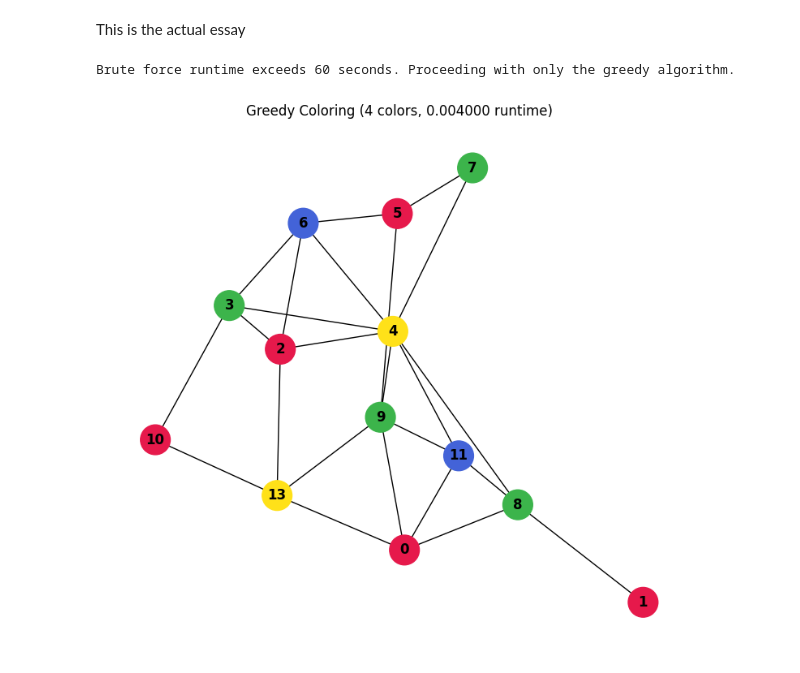
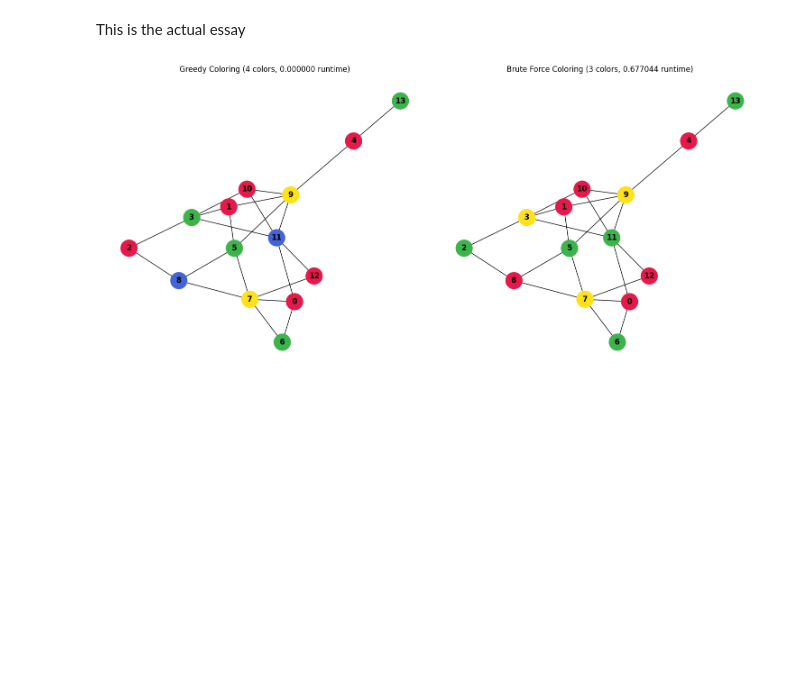
Before and after one commit to crane919/graph-coloring, a Jupyter notebook: Essay.ipynb, the cells around one changed output. Cells and saved outputs as stored; diff of their text form; code cells hidden in the pictures; blank space fills up the shorter version.

```diff
--- a/Essay.ipynb
+++ b/Essay.ipynb
@@ -1,14 +1,15 @@
 # %% [markdown]
 This is the actual essay
-# %%
-from greedy_vs_bruteforce import create_and_save
-from greedy_vs_bruteforce import generate_random_graph
-from greedy_vs_bruteforce import see_past_graphs
-
-graph = generate_random_graph(14, 24)
-create_and_save(graph)
-
-# see_past_graphs()
-# %% [output]
-Brute force runtime exceeds 60 seconds. Proceeding with only the greedy algorithm.
-[figure, removed]
+# %%
+from greedy_vs_bruteforce import create_and_save
+from greedy_vs_bruteforce import generate_random_graph
+from greedy_vs_bruteforce import see_past_graphs
+
+graph = generate_random_graph(14, 22) #this is about the highest these numbers can go and still run a brute force in less than a minute.
+#although it seems like the brute force never takes like 30 seconds. it is always either really fast or over a minute. I need to investigate
+#what's up with that
+create_and_save(graph)
+
+# see_past_graphs()
+# %% [output]
+[figure, added]
```
Also changed, not shown: 2 other files.
